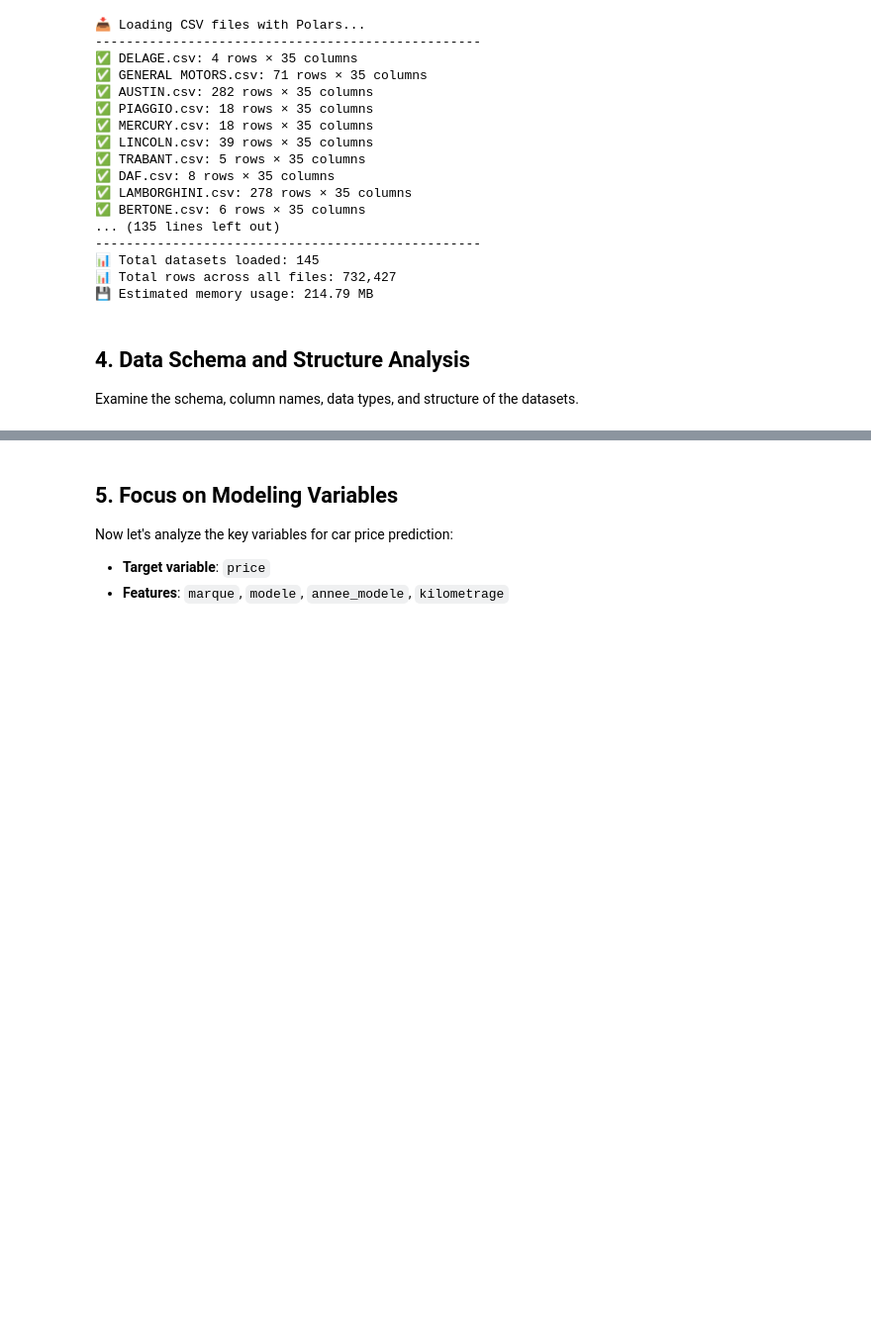
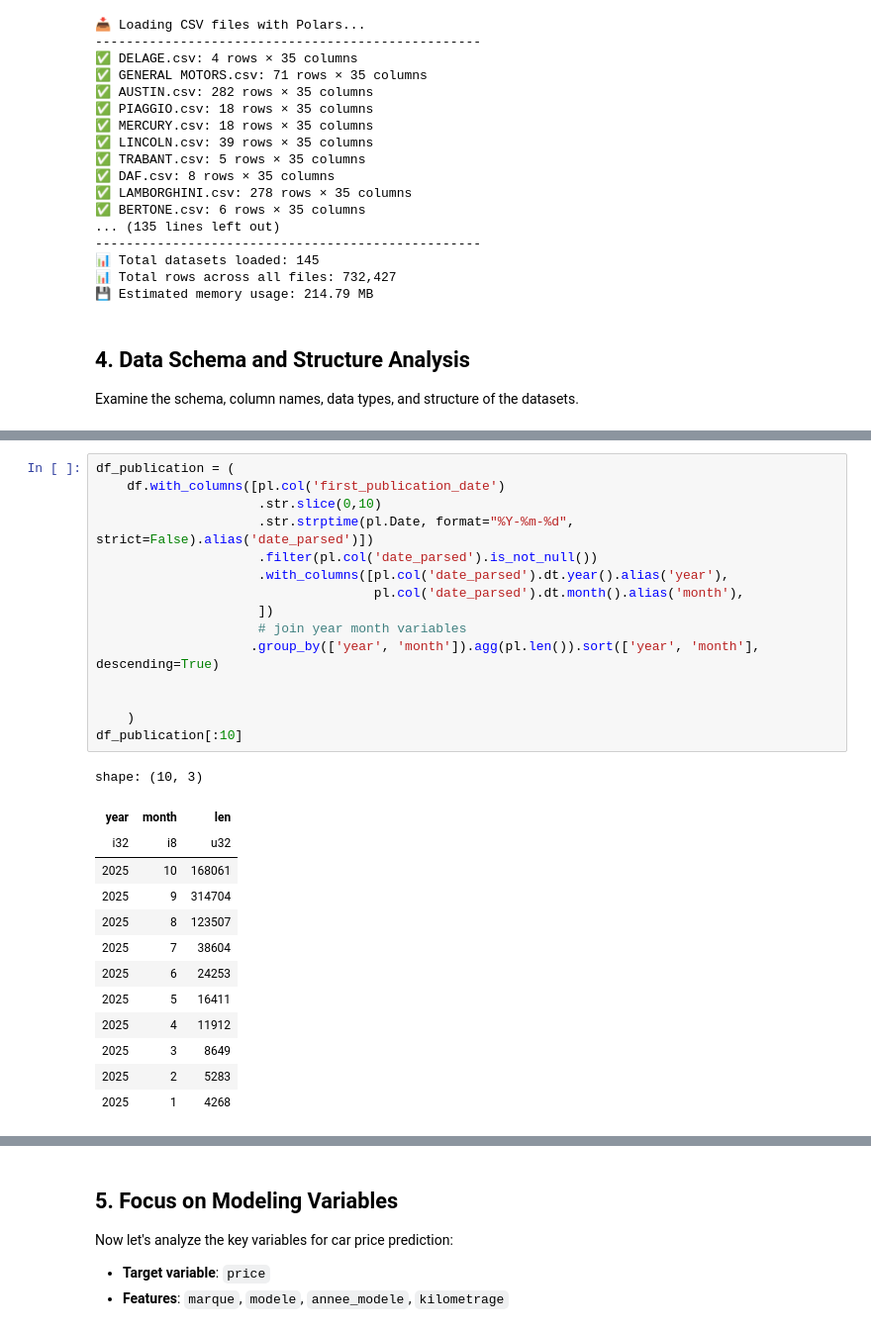
Before and after one commit to brunothefirst/car_price_prediction, a Jupyter notebook: notebooks/01_data_exploration.ipynb, the cells around one changed output, grey strips where cells are left out. Shown at 99% size. Drawn from its saved outputs; the diff is of its cells as text; blank space fills up the shorter version.

Commit message:
add date of extarction summary

```diff
--- a/notebooks/01_data_exploration.ipynb
+++ b/notebooks/01_data_exploration.ipynb
@@ -121,3 +121,32 @@ shape: (3, 35)
 | "https://www.leboncoin.fr/ad/vo… | "2025-09-01 15:37:26" | "2025-10-08 18:28:10" | "24900 €" | "DELAGE" | "D4" | "1960" | "15000 km" | "Essence" | ... |
 | "https://www.leboncoin.fr/ad/vo… | "2025-10-06 19:02:42" | "2025-10-06 19:02:42" | "39000 €" | "DELAGE" | "DI" | "1960" | "43000 km" | "Essence" | ... |
 | "https://www.leboncoin.fr/ad/vo… | "2025-09-30 20:16:40" | "2025-09-30 20:16:40" | "18000 €" | "DELAGE" | "DI" | "1960" | "120000 km" | "Essence" | ... |
+# %%
+df_publication = (
+    df.with_columns([pl.col('first_publication_date')
+                     .str.slice(0,10)
+                     .str.strptime(pl.Date, format="%Y-%m-%d", strict=False).alias('date_parsed')])
+                     .filter(pl.col('date_parsed').is_not_null())
+                     .with_columns([pl.col('date_parsed').dt.year().alias('year'),
+                                    pl.col('date_parsed').dt.month().alias('month'),
+                     ])
+                     # join year month variables
+                    .group_by(['year', 'month']).agg(pl.len()).sort(['year', 'month'], descending=True)
+
+
+    )
+df_publication[:10]
+# %% [output]
+shape: (10, 3)
+| year | month | len |
+| i32 | i8 | u32 |
+| 2025 | 10 | 168061 |
+| 2025 | 9 | 314704 |
+| 2025 | 8 | 123507 |
+| 2025 | 7 | 38604 |
+| 2025 | 6 | 24253 |
+| 2025 | 5 | 16411 |
+| 2025 | 4 | 11912 |
+| 2025 | 3 | 8649 |
+| 2025 | 2 | 5283 |
+| 2025 | 1 | 4268 |
```
Also changed, not shown: parts of 1 cell of this notebook.
